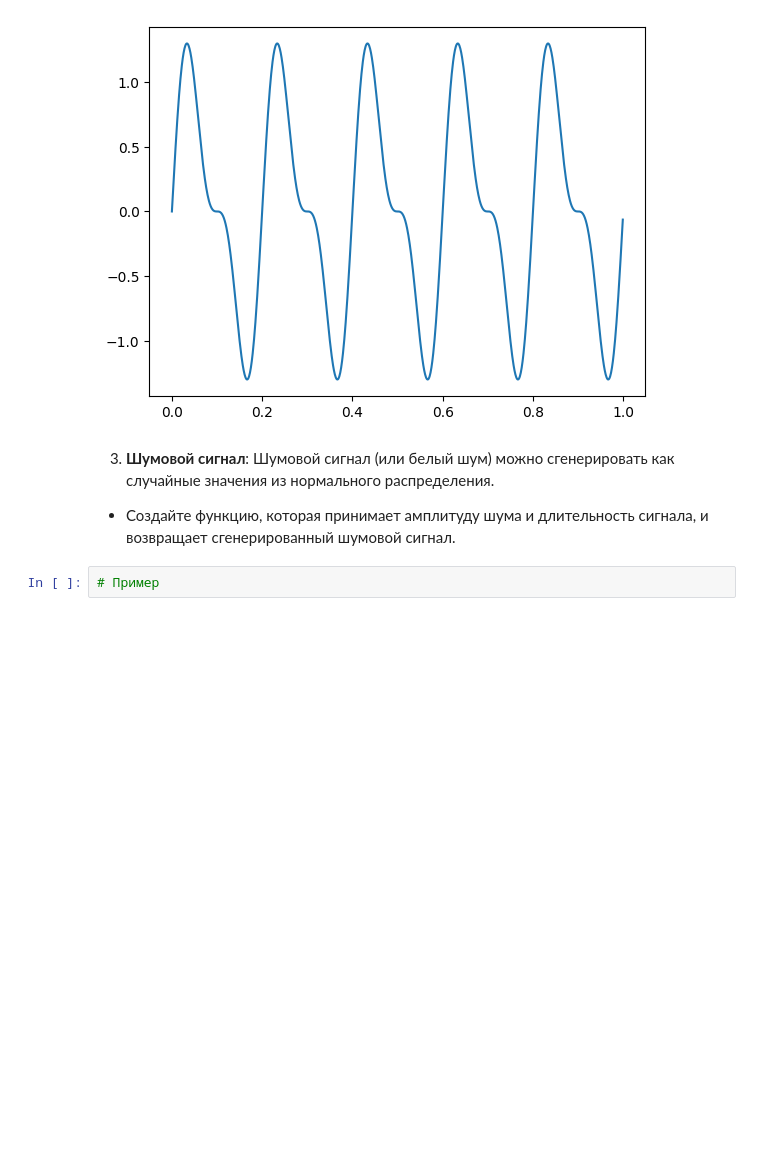
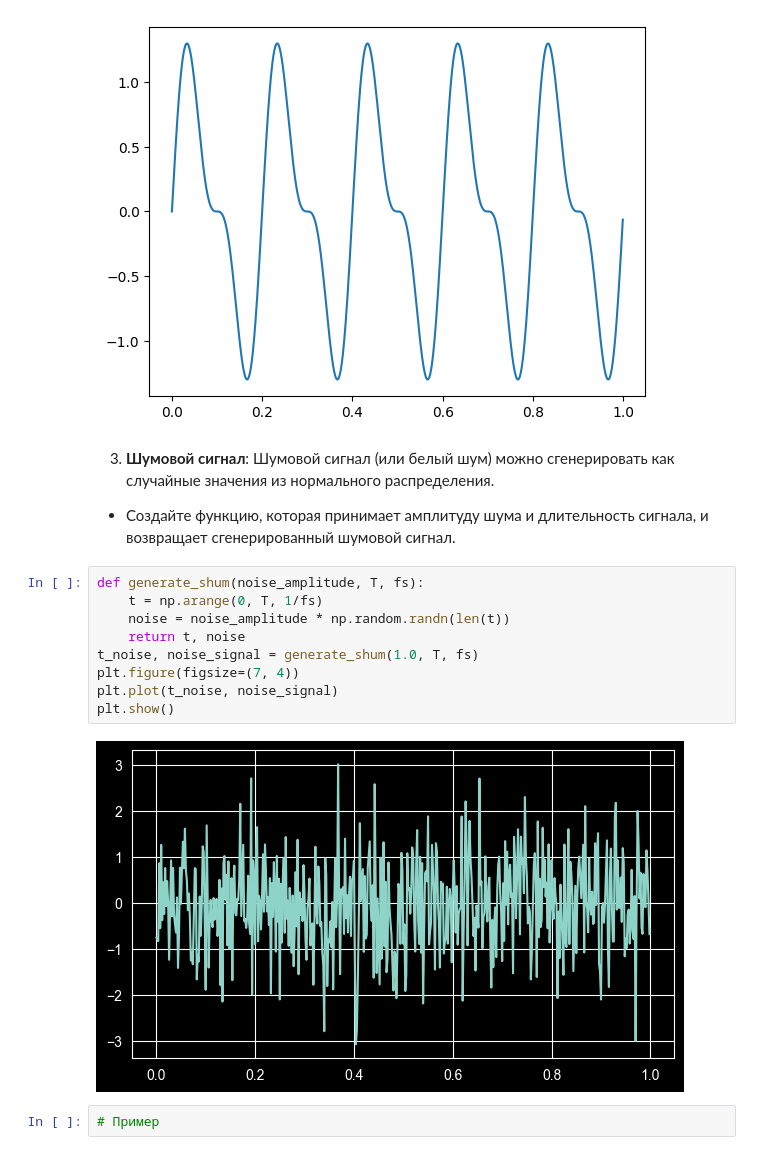
Before and after one commit to Calrission/MIIGAIK-Computer-Math, a Jupyter notebook: 10. Генерация сигналов и преобразования Фурье/Практическая_работа_№10_Генерация_сигналов_и_преобразования_Фурье.ipynb, the cells around one changed output. Saved outputs shown, nothing was run; the diff lists cells and outputs as text; blank space fills up the shorter version.

```diff
--- a/10. Генерация сигналов и преобразования Фурье/Практическая_работа_№10_Генерация_сигналов_и_преобразования_Фурье.ipynb
+++ b/10. Генерация сигналов и преобразования Фурье/Практическая_работа_№10_Генерация_сигналов_и_преобразования_Фурье.ipynb
@@ -65,6 +78,17 @@ plt.show()
 3. **Шумовой сигнал**: Шумовой сигнал (или белый шум) можно сгенерировать как случайные значения из нормального распределения.
 
 - Создайте функцию, которая принимает амплитуду шума и длительность сигнала, и возвращает сгенерированный шумовой сигнал.
+# %%
+def generate_shum(noise_amplitude, T, fs):
+    t = np.arange(0, T, 1/fs)
+    noise = noise_amplitude * np.random.randn(len(t))
+    return t, noise
+t_noise, noise_signal = generate_shum(1.0, T, fs)
+plt.figure(figsize=(7, 4))
+plt.plot(t_noise, noise_signal)
+plt.show()
+# %% [output]
+[figure, added]
 # %%
 # Пример
 # %% [output]
```
Also changed, not shown: parts of 18 cells of this notebook, 1 other file.
